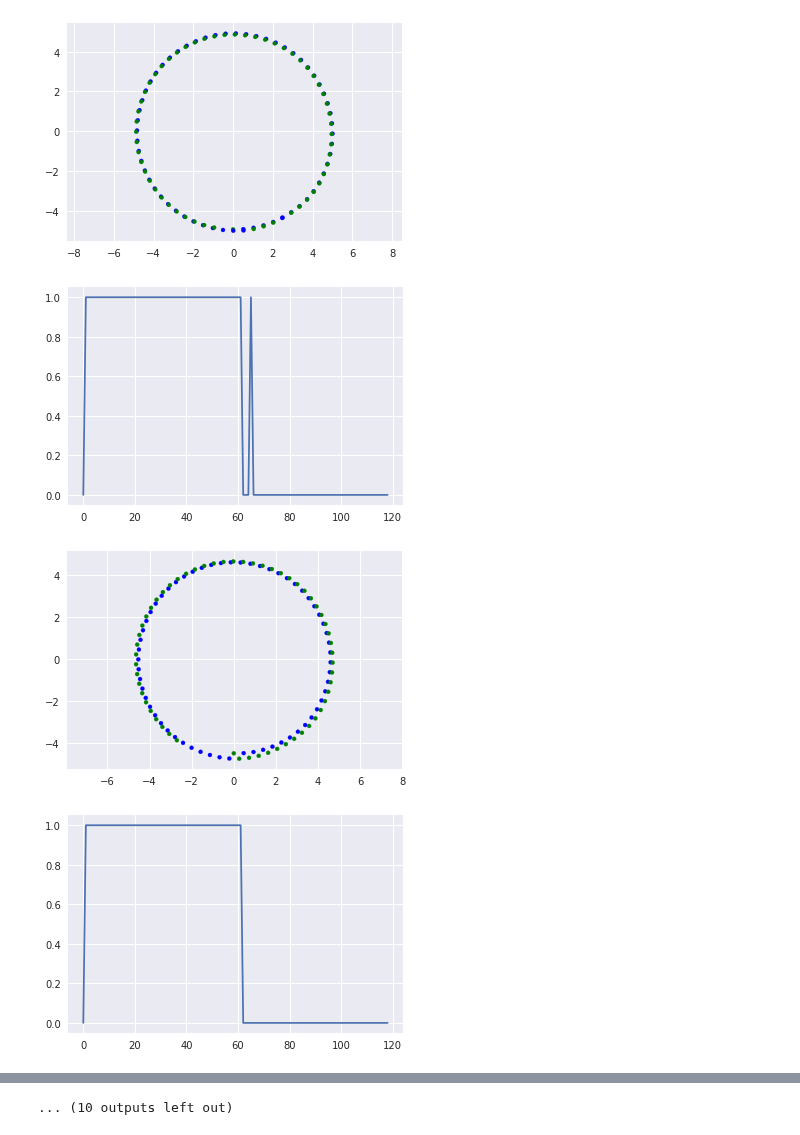
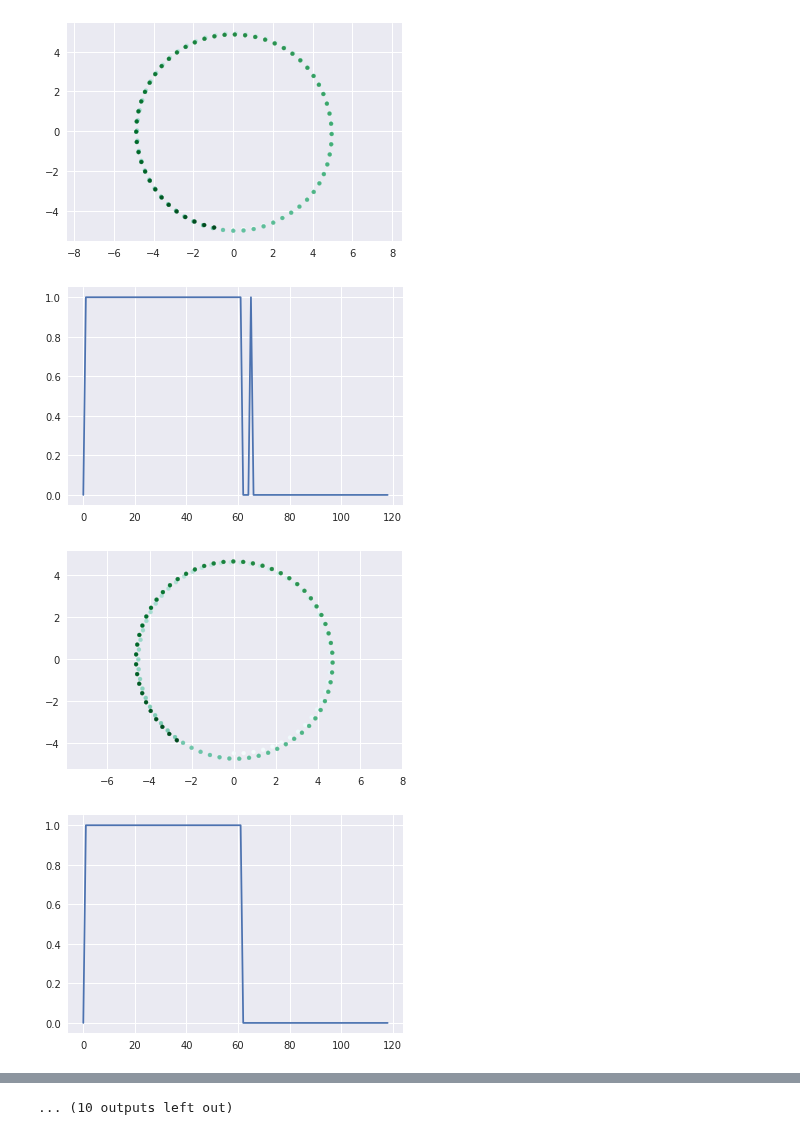
Before and after one commit to sharma-arjun/DirectedInfo-GAIL, a Jupyter notebook: IL/plots/plot_gail_gen_circle_trajectories.ipynb, the cells around one changed output, grey strips where cells are left out. Saved outputs shown, nothing was run; the diff lists cells and outputs as text; code cells hidden in the pictures.

```diff
--- a/IL/plots/plot_gail_gen_circle_trajectories.ipynb
+++ b/IL/plots/plot_gail_gen_circle_trajectories.ipynb
@@ -74,35 +74,35 @@ def plot_circle(x_list, y_list, colors, title='', move_centre=False):
 # results_pkl_path = '../results/vae/tmp/meta_1_traj_50_traj_len_180_policy_output_normalized_context_3_goal_1_history_5_epoch_1000_temperature_5_noisy_next_state/results_cp_1500.pkl'
 
 results_pkl_path = '../results/circle/vae/traj_meta_1_traj_100_opposite_circles_equal_radii_epoch_1000_batch_64_1-cos_cos_wt_ratio_50/results_1000.pkl'
 results_pkl_path = '../results/circle/gail/meta_1_traj_100_opposite_circles_equal_radii_action_policy_output_normalized_context_2_goal_1_history_1_posterior_0.1_lr_1e-4/results_cp_1900.pkl'
 
 with open(results_pkl_path, 'rb') as results_f:
     results_data = pickle.load(results_f)
 
 num_trajs = len(results_data['pred_traj_state'][0])
 context_colors = ['g', 'b', 'r', 'm', 'y', 'c', 'k', 'w']
 #markers = ['.', 'v', 'o', 's']
 
 # pdb.set_trace()
 
 x_pos_list, y_pos_list, c_list = [], [], []
 for i in range(num_trajs):
     traj_state = np.array(results_data['pred_traj_state'][0][i]).squeeze()
     traj_action = np.array(results_data['pred_traj_action'][0][i]).squeeze()
     traj_context = np.array(results_data['pred_context'][0][i]).squeeze()
     traj_context_label = np.argmax(traj_context, axis=1)
     traj_context_color = [context_colors[i] for i in traj_context_label]
     # pdb.set_trace()
-    #blue_palette = sns.color_palette("BuGn", 120)
+    blue_palette = sns.color_palette("BuGn", 120)
     #green_palette = sns.color_palette("Greens", 60)
-    #traj_context_color = blue_palette
+    traj_context_color = blue_palette
     plot_circle(traj_state[:, 0].tolist(), traj_state[:, 1].tolist(),
                 traj_context_color,
                 move_centre=False)
     plt.plot(traj_context_label)
     plt.show()
 # %% [output]
-[figure, old version]
+[figure, new version]
 [figure]
-[figure, old version]
+[figure, new version]
 [figure]
```
Also changed, not shown: parts of 1 cell of this notebook, 1 other file.
